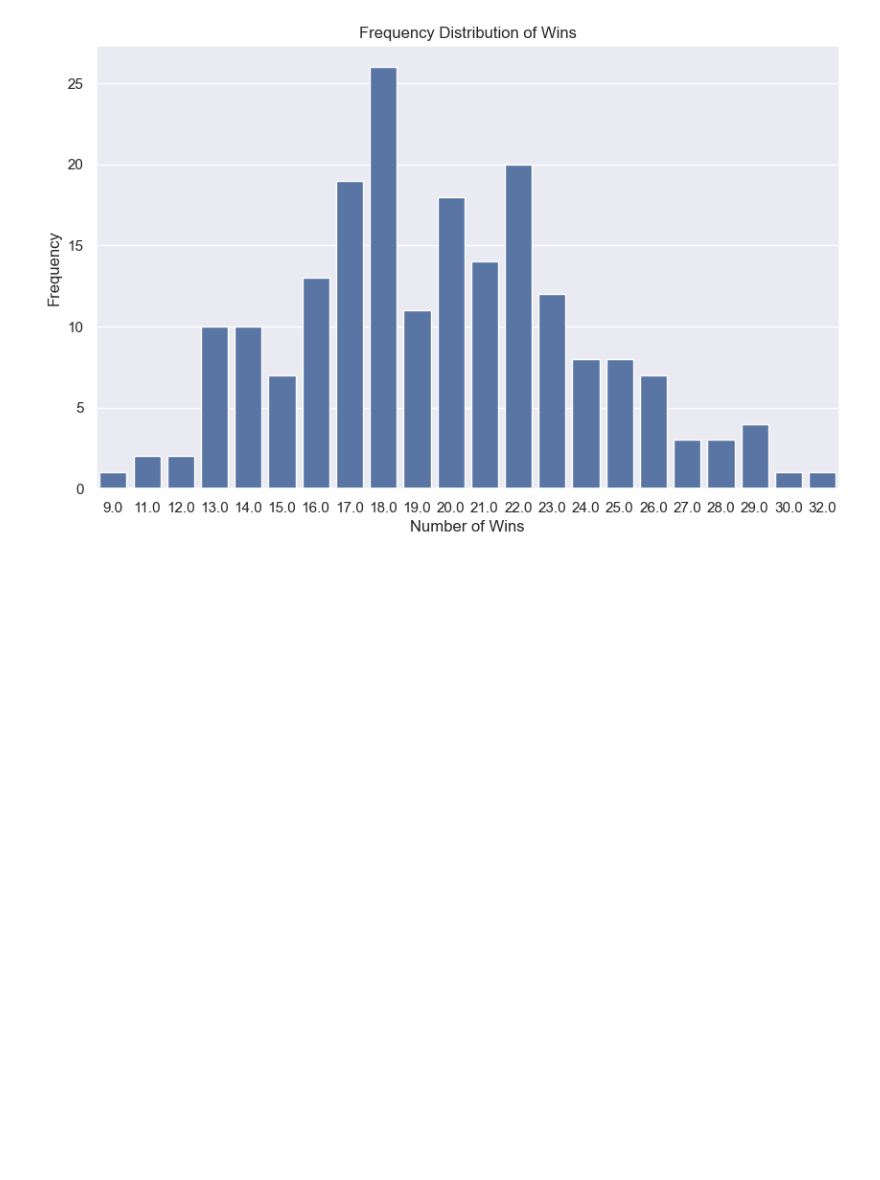
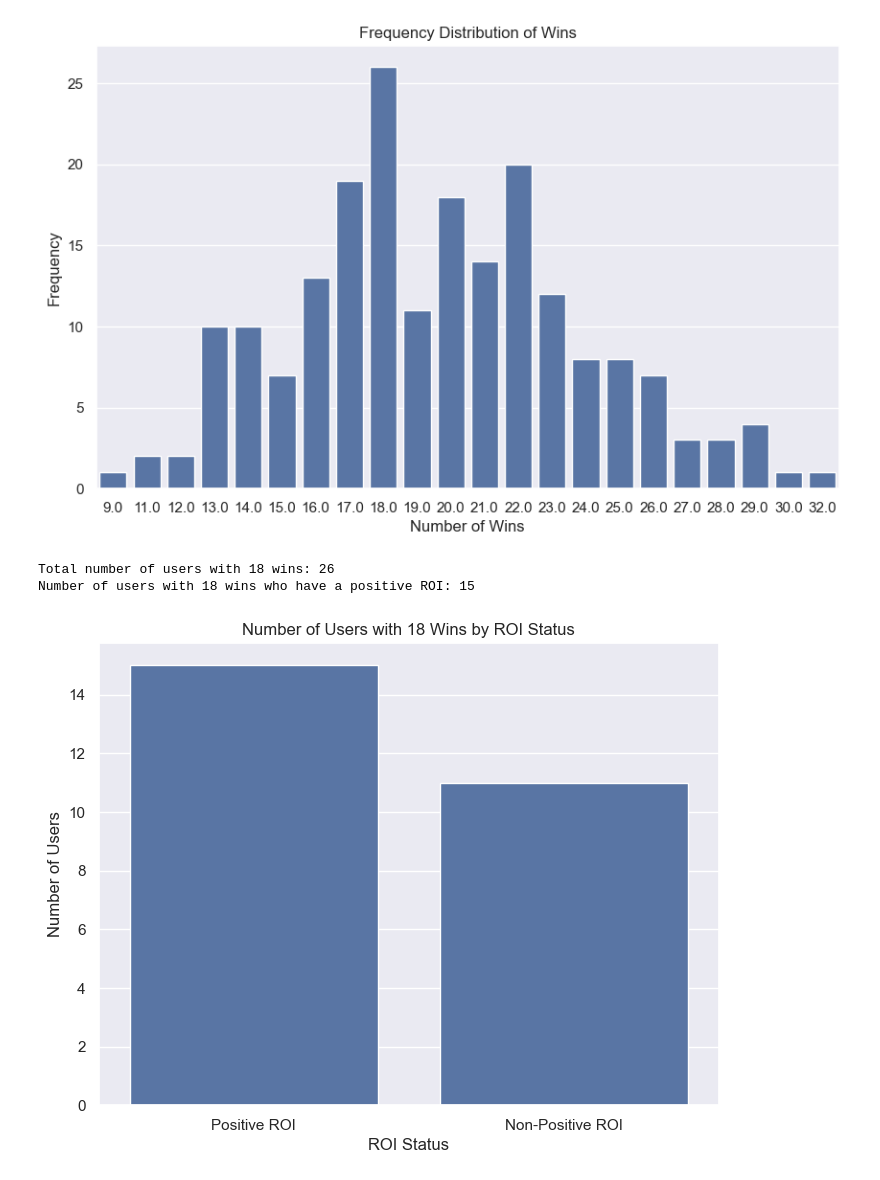
Before and after one commit to avidcyclist/prize_picks_practice, a Jupyter notebook: notebooks/tester.ipynb, the cells around one changed output. Cells and saved outputs as stored; diff of their text form; code cells hidden in the pictures; blank space fills up the shorter version.

```diff
--- a/notebooks/tester.ipynb
+++ b/notebooks/tester.ipynb
@@ -418,3 +418,52 @@ plt.ylabel('Frequency')
 plt.show()
 # %% [output]
 [figure]
+# %%
+df['ROI'] = df['ROI'].astype(str).str.rstrip('%').astype(float) / 100
+
+# Filter for users with exactly 18 wins
+eighteen_wins_df = df[df['Wins'] == 18]
+
+# Count the total number of users with 18 wins
+total_eighteen_wins_count = len(eighteen_wins_df)
+
+# Count how many of those users have a positive ROI
+positive_roi_count = (eighteen_wins_df['ROI'] > 0).sum()
+
+# Print the results
+print(f"Total number of users with 18 wins: {total_eighteen_wins_count}")
+print(f"Number of users with 18 wins who have a positive ROI: {positive_roi_count}")
+# %% [output]
+Total number of users with 18 wins: 26
+Number of users with 18 wins who have a positive ROI: 15
+# %%
+# Ensure the 'ROI' column is treated as strings, then remove '%' and convert to float
+df['ROI'] = df['ROI'].astype(str).str.rstrip('%').astype(float) / 100
+
+# Filter for users with exactly 18 wins
+eighteen_wins_df = df[df['Wins'] == 18]
+
+# Count the total number of users with 18 wins
+total_eighteen_wins_count = len(eighteen_wins_df)
+
+# Count how many of those users have a positive ROI
+positive_roi_count = (eighteen_wins_df['ROI'] > 0).sum()
+
+# Count how many of those users have a non-positive ROI
+non_positive_roi_count = total_eighteen_wins_count - positive_roi_count
+
+# Create a DataFrame for visualization
+roi_counts = pd.DataFrame({
+    'ROI Status': ['Positive ROI', 'Non-Positive ROI'],
+    'Count': [positive_roi_count, non_positive_roi_count]
+})
+
+# Create a bar plot
+plt.figure(figsize=(8, 6))
+sns.barplot(x='ROI Status', y='Count', data=roi_counts)
+plt.title('Number of Users with 18 Wins by ROI Status')
+plt.xlabel('ROI Status')
+plt.ylabel('Number of Users')
+plt.show()
+# %% [output]
+[figure, added]
```
Also changed, not shown: parts of 15 cells of this notebook, 2 other files.
